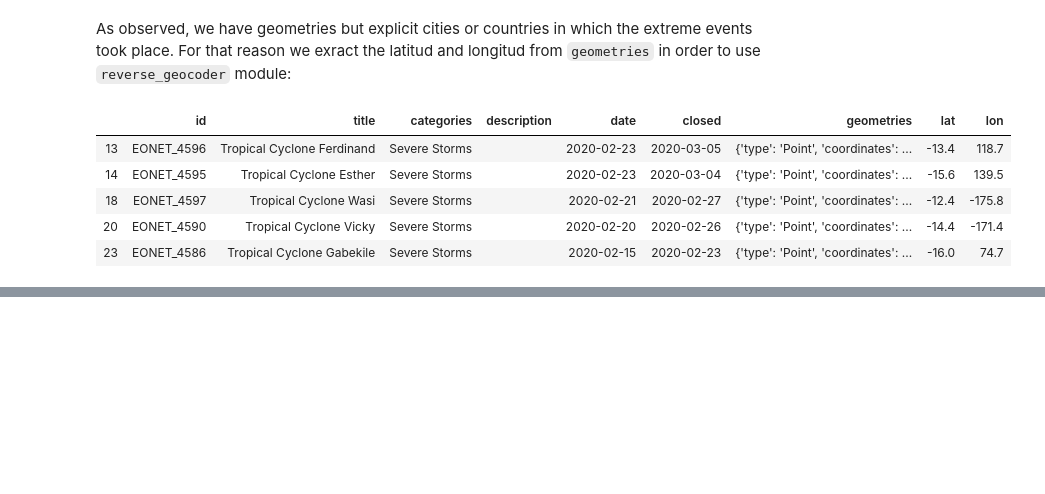
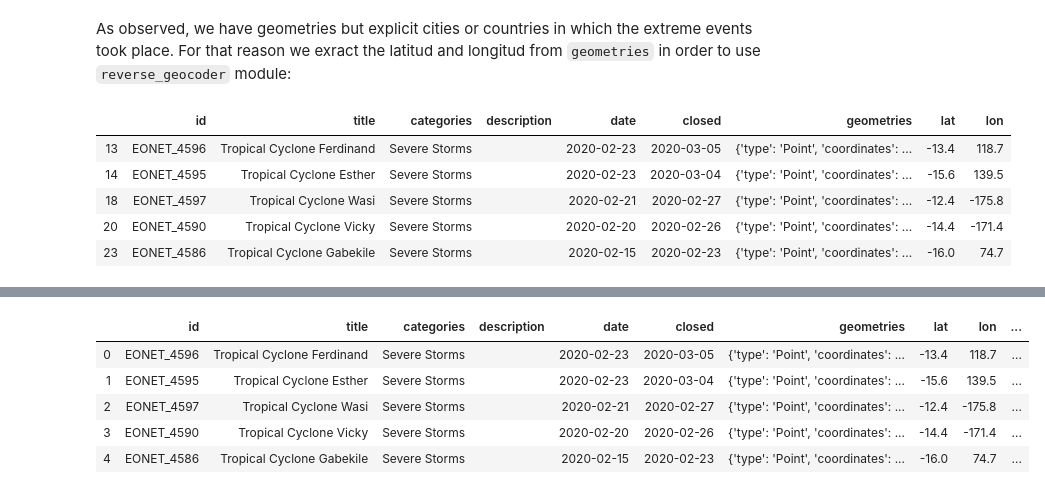
Before and after one commit to OmdenaAI/wfpdisrel, a Jupyter notebook: eonet_data.ipynb, the cells around one changed output, grey strips where cells are left out. Cells and saved outputs as stored; diff of their text form; code cells hidden in the pictures; blank space fills up the shorter version.

Commit message:
updated eonet extraction data

```diff
--- a/eonet_data.ipynb
+++ b/eonet_data.ipynb
@@ -219,3 +225,5 @@ cyclone.head()
 | 18 | EONET_4597 | Tropical Cyclone Wasi | Severe Storms |  | 2020-02-21 | 2020-02-27 | {'type': 'Point', 'coordinates': ... | -12.4 | -175.8 | ... |
 | 20 | EONET_4590 | Tropical Cyclone Vicky | Severe Storms |  | 2020-02-20 | 2020-02-26 | {'type': 'Point', 'coordinates': ... | -14.4 | -171.4 | ... |
 | 23 | EONET_4586 | Tropical Cyclone Gabekile | Severe Storms |  | 2020-02-15 | 2020-02-23 | {'type': 'Point', 'coordinates': ... | -16.0 | 74.7 | ... |
+# %%
+codes= pd.read_excel("/Users/Fabi/Documents/GitHub/wfpdisrel/country_codes.xlsx")
@@ -221,0 +239,11 @@ cyclone.head()
+# %%
+cyclone= cyclone.merge(codes[["ISO2", "ISO3", "Country"]], left_on= "code", right_on= "ISO2", how= "left").drop(columns= "code")
+# %%
+cyclone
+# %% [output]
+|  | id | title | categories | description | date | closed | geometries | lat | lon | ... |
+| 0 | EONET_4596 | Tropical Cyclone Ferdinand | Severe Storms |  | 2020-02-23 | 2020-03-05 | {'type': 'Point', 'coordinates': ... | -13.4 | 118.7 | ... |
+| 1 | EONET_4595 | Tropical Cyclone Esther | Severe Storms |  | 2020-02-23 | 2020-03-04 | {'type': 'Point', 'coordinates': ... | -15.6 | 139.5 | ... |
+| 2 | EONET_4597 | Tropical Cyclone Wasi | Severe Storms |  | 2020-02-21 | 2020-02-27 | {'type': 'Point', 'coordinates': ... | -12.4 | -175.8 | ... |
+| 3 | EONET_4590 | Tropical Cyclone Vicky | Severe Storms |  | 2020-02-20 | 2020-02-26 | {'type': 'Point', 'coordinates': ... | -14.4 | -171.4 | ... |
+| 4 | EONET_4586 | Tropical Cyclone Gabekile | Severe Storms |  | 2020-02-15 | 2020-02-23 | {'type': 'Point', 'coordinates': ... | -16.0 | 74.7 | ... |
```
Also changed, not shown: parts of 7 cells of this notebook.
